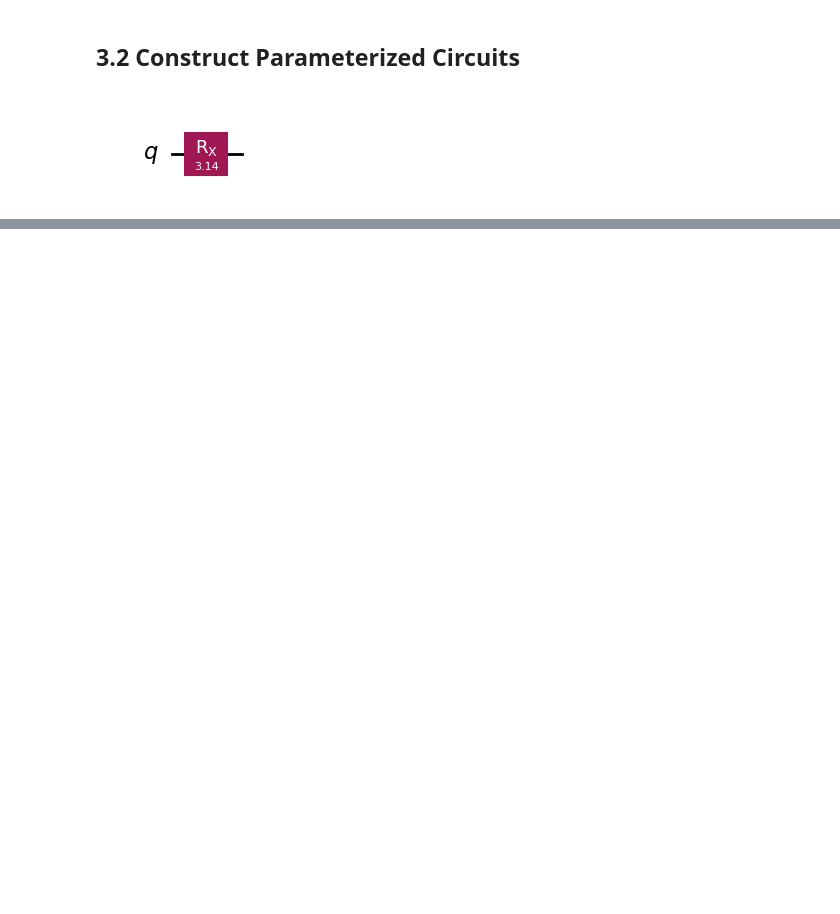
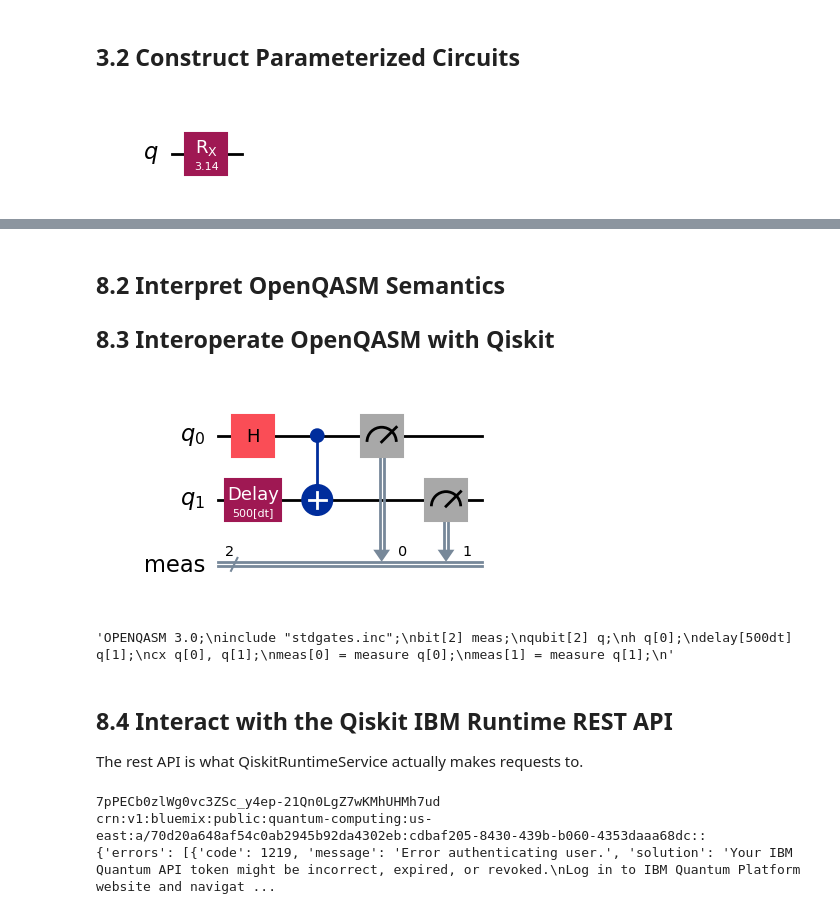
Before and after one commit to Rishivarshil/osuquantumclub, a Jupyter notebook: qiskit_study_guide.ipynb, the cells around one changed output, grey strips where cells are left out. Saved outputs shown, nothing was run; the diff lists cells and outputs as text; code cells hidden in the pictures; blank space fills up the shorter version.

```diff
--- a/qiskit_study_guide.ipynb
+++ b/qiskit_study_guide.ipynb
@@ -184,0 +495,58 @@ Transpile w/ pass manager
+# %% [markdown]
+## 8.2 Interpret OpenQASM Semantics
+
+## 8.3 Interoperate OpenQASM with Qiskit
+# %%
+import qiskit.qasm3 as qasm
+
+# Import OpenQASM 3 program to Qiskit
+qasm_circuit = qasm.load("sample_openqasm_program.txt")
+#qasm.loads(program_string)
+# ^ can also load from entire program string
+qasm_circuit.draw('mpl')
+# %% [output]
+[figure, added]
+# %%
+
+# to save to file:
+#file = open("my_file.txt", "w")
+#qasm.dump(qc, f)
+#file.close()
+
+#this just puts it into a string
+qasm.dumps(qasm_circuit)
+# %% [output]
+'OPENQASM 3.0;\ninclude "stdgates.inc";\nbit[2] meas;\nqubit[2] q;\nh q[0];\ndelay[500dt] q[1];\ncx q[0], q[1];\nmeas[0] = measure q[0];\nmeas[1] = measure q[1];\n'
+# %% [markdown]
+## 8.4 Interact with the Qiskit IBM Runtime REST API
+
+The rest API is what QiskitRuntimeService actually makes requests to.
+# %%
+import requests
+#NOTE: Pretty sure this doesn't work on the open plan so
+
+account = service.active_account()
+token = account.get('token')
+crn = account.get('instance')
+
+print(token)
+print(crn)
+
+reqUrl = "https://quantum.cloud.ibm.com/api/v1/backends"
+
+headersList = {
+  "Accept": "application/json",
+  "Authorization": f"Bearer {token}",
+  "Service-CRN": f"{crn}",
+  "IBM-API-Version": "2025-05-01"
+}
+
+payload = ""
+
+response = requests.request("GET", reqUrl, data=payload,  headers=headersList)
+
+print(response.json())
+# %% [output]
+7pPECb0zlWg0vc3ZSc_y4ep-21Qn0LgZ7wKMhUHMh7ud
+crn:v1:bluemix:public:quantum-computing:us-east:a/70d20a648af54c0ab2945b92da4302eb:cdbaf205-8430-439b-b060-4353daaa68dc::
+{'errors': [{'code': 1219, 'message': 'Error authenticating user.', 'solution': 'Your IBM Quantum API token might be incorrect, expired, or revoked.\nLog in to IBM Quantum Platform website and navigat ...
```
Also changed, not shown: parts of 34 cells of this notebook.
